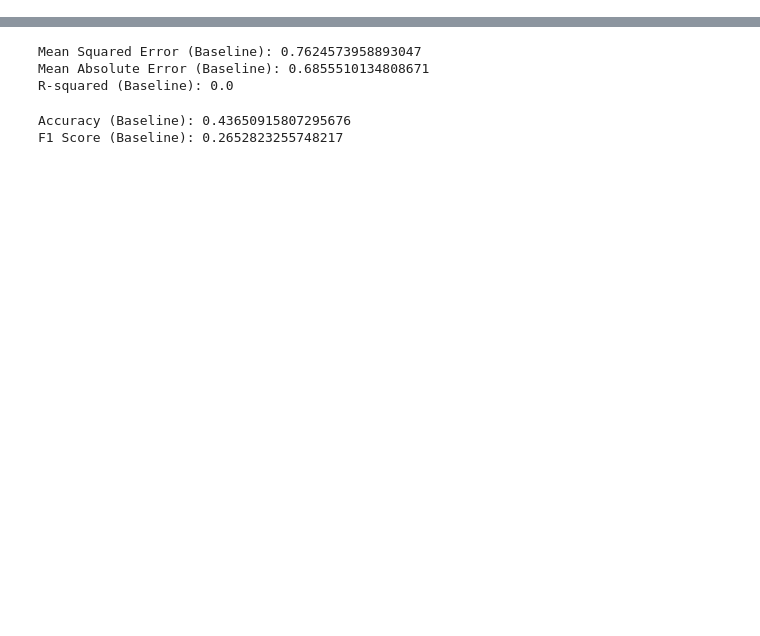
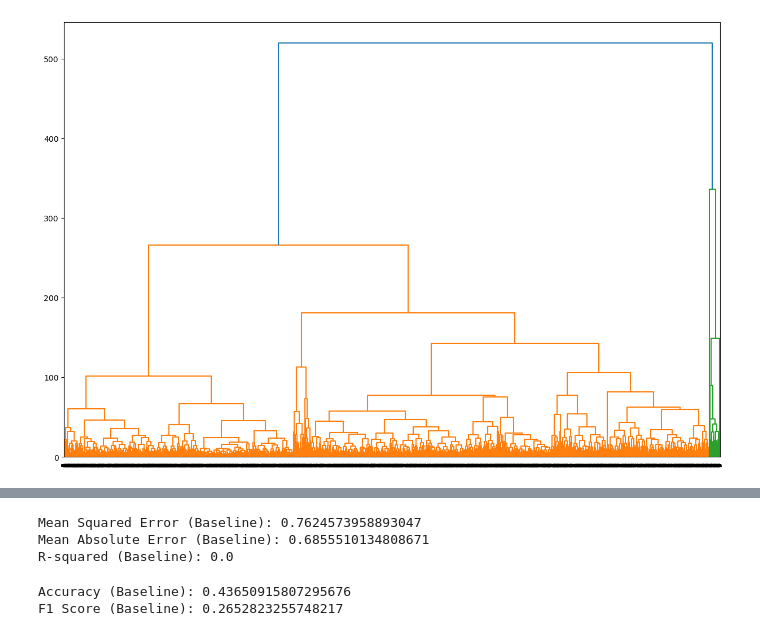
Before and after one commit to all-for-wine-andwine-for-all/all-for-wine-and-wine-for-all, a Jupyter notebook: Untitled.ipynb, the cells around one changed output, grey strips where cells are left out. Saved outputs shown, nothing was run; the diff lists cells and outputs as text; code cells hidden in the pictures; blank space fills up the shorter version.

```diff
--- a/Untitled.ipynb
+++ b/Untitled.ipynb
@@ -31,0 +83,28 @@ df
+# %%
+import pandas as pd
+from scipy.cluster.hierarchy import linkage, dendrogram
+import matplotlib.pyplot as plt
+
+# Load your dataset (assuming it's already in a DataFrame named 'df')
+# Separate the features and labels
+samples = df_orig.drop('quality', axis=1).values
+varieties = df_orig['quality'].values
+
+# Calculate the linkage
+mergings = linkage(samples, method='complete')
+
+# Create a larger figure for the dendrogram
+fig, ax = plt.subplots(figsize=(15, 10))
+
+# Plot the dendrogram, using varieties as labels
+dendrogram(mergings,
+           labels=varieties,
+           leaf_rotation=90,
+           leaf_font_size=8,  # You can also increase the font size here
+           ax=ax,  # Specify the 'ax' object for the dendrogram plot
+)
+
+# Show the plot
+plt.show()
+# %% [output]
+[figure, added]
```
Also changed, not shown: parts of 84 cells of this notebook, 9 other files.
